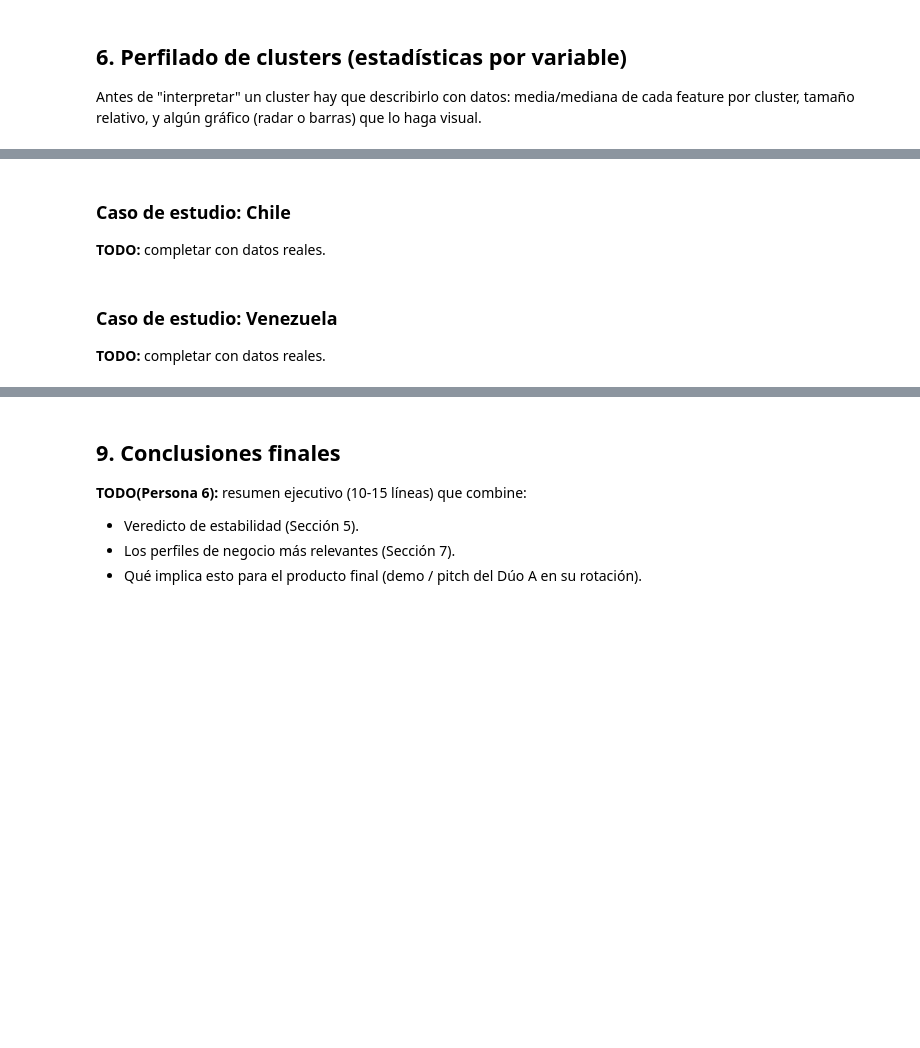
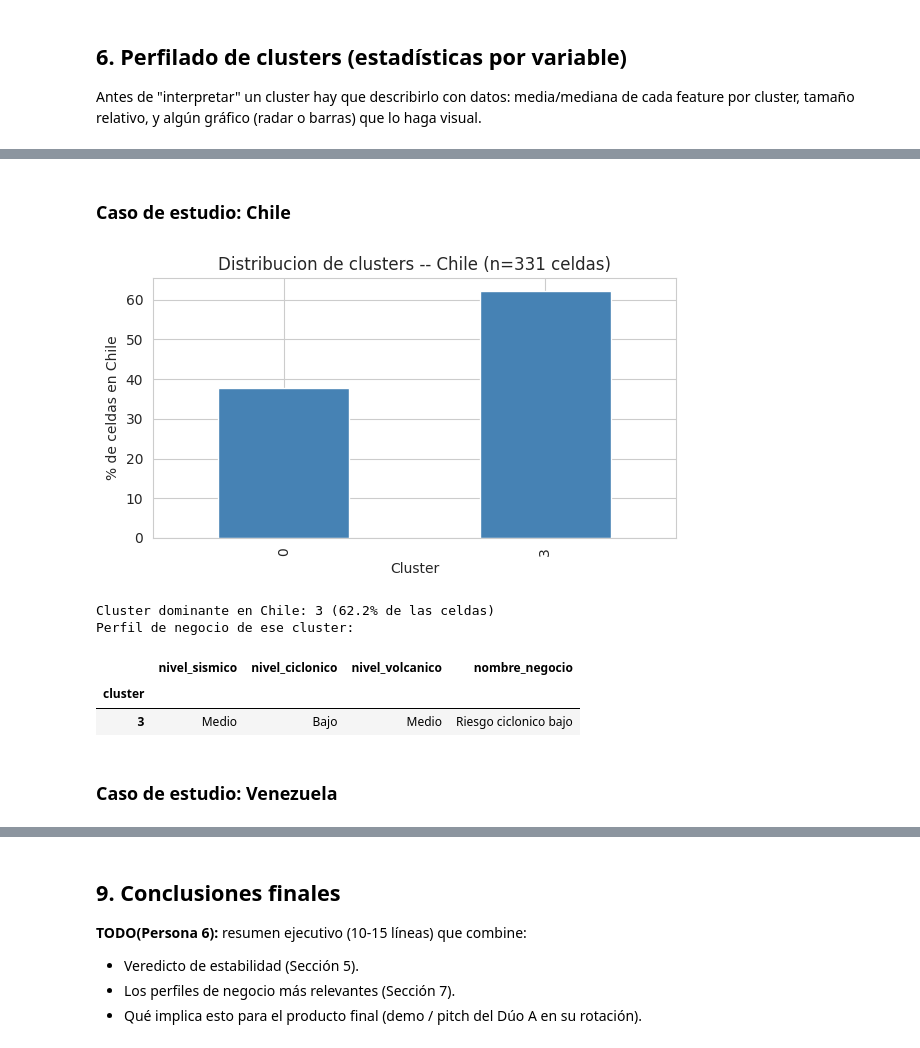
Before and after one commit to garciaguadalupevanessa-bit/Anexo_Risk, a Jupyter notebook: notebooks/06_evaluacion_estabilidad.ipynb, the cells around one changed output, grey strips where cells are left out. Saved outputs shown, nothing was run; the diff lists cells and outputs as text; code cells hidden in the pictures; blank space fills up the shorter version.

```diff
--- a/notebooks/06_evaluacion_estabilidad.ipynb
+++ b/notebooks/06_evaluacion_estabilidad.ipynb
@@ -373,11 +667,28 @@ Para cada país:
 # %% [markdown]
 ### Caso de estudio: Chile
-
-**TODO:** completar con datos reales.
 # %%
-# TODO: filtrar celdas correspondientes a Chile y analizar distribución de clusters
+subset = filter_country(df, COUNTRY_BBOXES["Chile"])
+dist = subset["cluster_kmeans"].value_counts(normalize=True).sort_index() * 100
+
+fig, ax = plt.subplots(figsize=(6, 3.5))
+dist.plot(kind="bar", ax=ax, color="steelblue")
+ax.set_xlabel("Cluster")
+ax.set_ylabel("% de celdas en Chile")
+ax.set_title("Distribucion de clusters -- Chile (n={} celdas)".format(len(subset)))
+plt.tight_layout()
+plt.show()
+
+dominant_cluster = dist.idxmax()
+print(f"Cluster dominante en Chile: {dominant_cluster} ({dist[dominant_cluster]:.1f}% de las celdas)")
+print(f"Perfil de negocio de ese cluster:")
+business_table.loc[[dominant_cluster], ["nivel_sismico", "nivel_ciclonico", "nivel_volcanico", "nombre_negocio"]]
+# %% [output]
+[figure, added]
+Cluster dominante en Chile: 3 (62.2% de las celdas)
+Perfil de negocio de ese cluster:
+|  | nivel_sismico | nivel_ciclonico | nivel_volcanico | nombre_negocio |
+| cluster |  |  |  |  |
+| 3 | Medio | Bajo | Medio | Riesgo ciclonico bajo |
 # %% [markdown]
 ### Caso de estudio: Venezuela
-
-**TODO:** completar con datos reales.
 # %%
```
Also changed, not shown: parts of 21 cells of this notebook.
